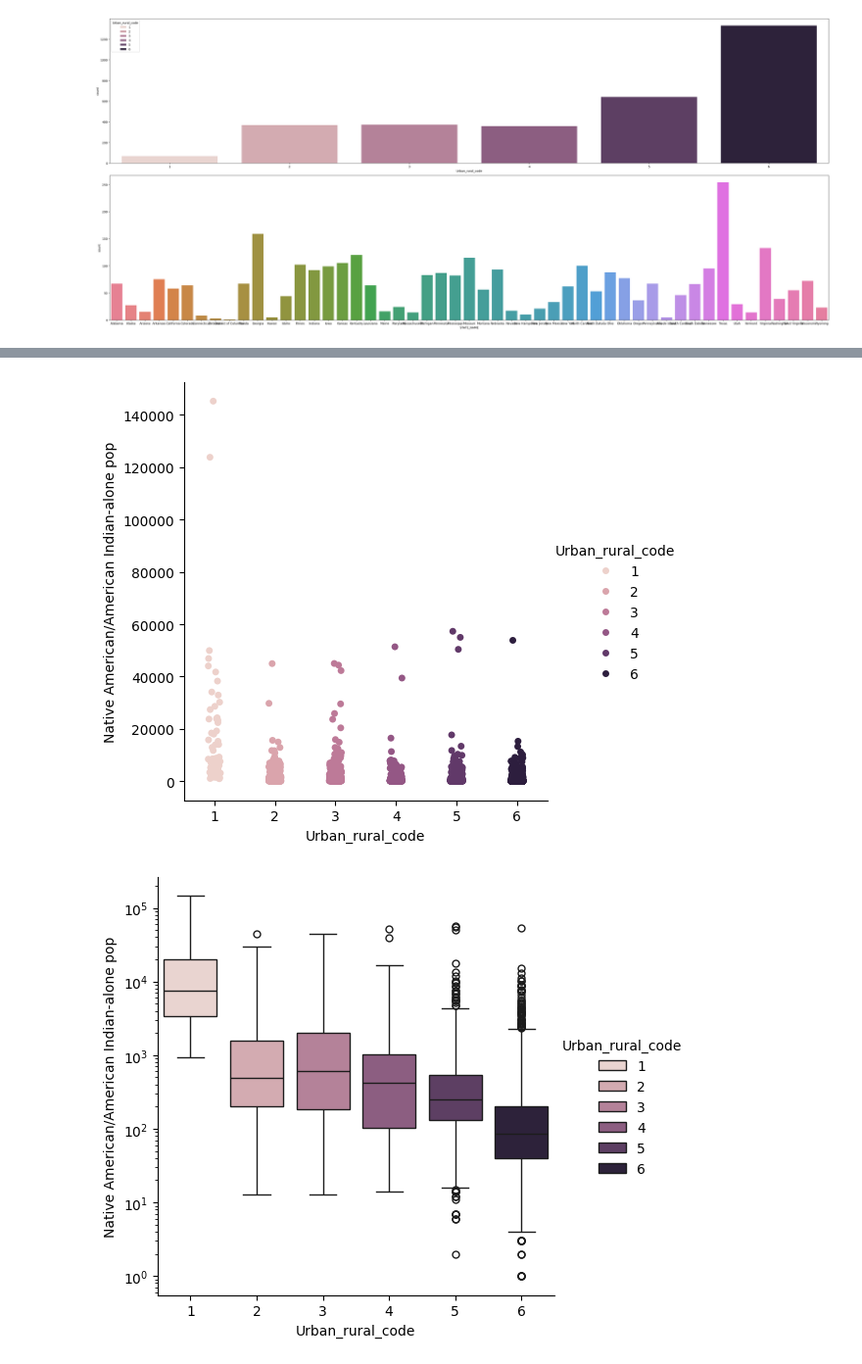
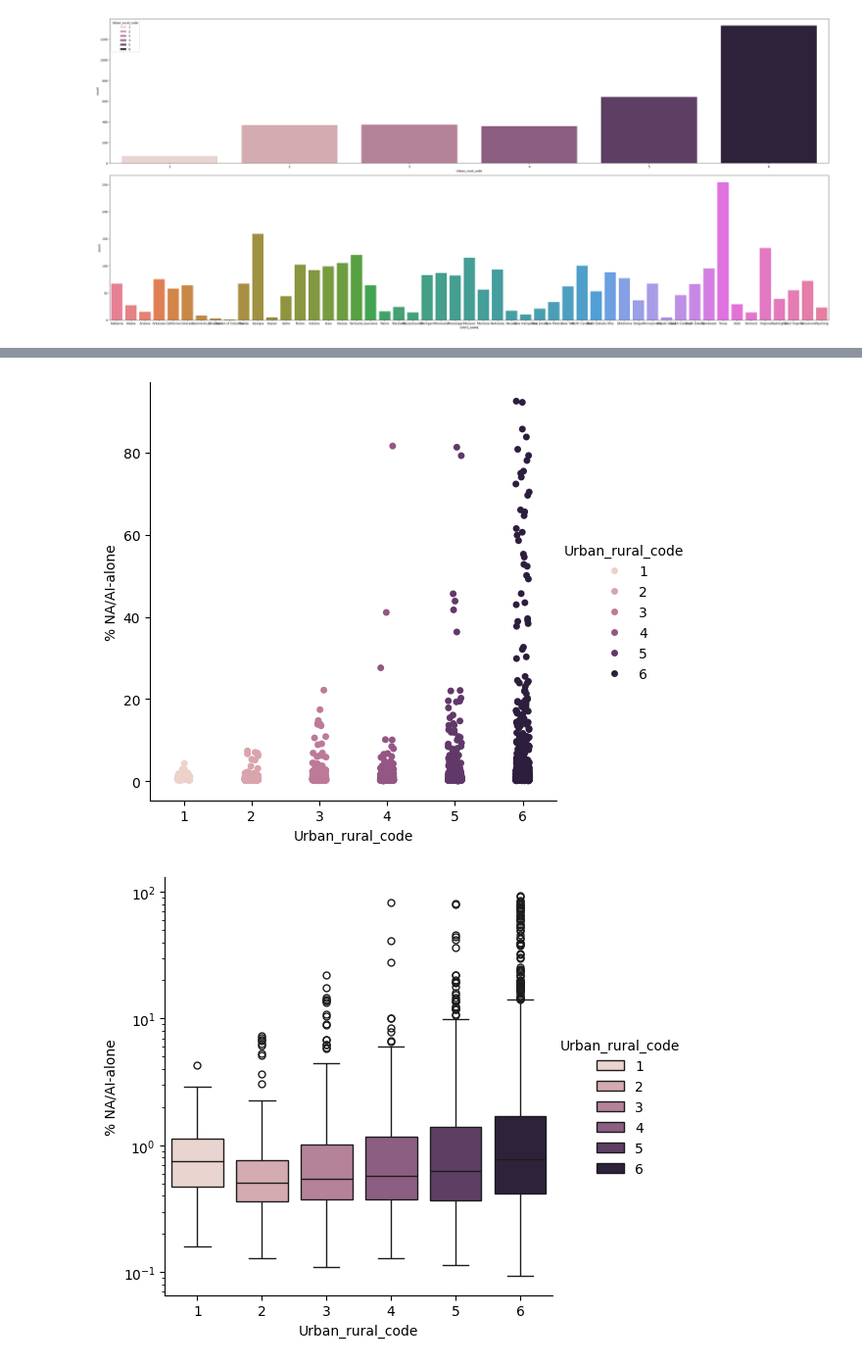
Before and after one commit to Dansah2/Dansah2_RegularizedLinearRegression_4GeeksProject, a Jupyter notebook: src/explore.ipynb, the cells around one changed output, grey strips where cells are left out. Shown at 98% size. Cells and saved outputs as stored; diff of their text form; code cells hidden in the pictures.

```diff
--- a/src/explore.ipynb
+++ b/src/explore.ipynb
@@ -284,4 +263,0 @@ raw_data
-# %%
-col_to_drop = ['% White-alone', '% Black-alone', '% NA/AI-alone', '% Asian-alone', '% Hawaiian/PI-alone', '% Two or more races']
-raw_data = raw_data.drop(columns=col_to_drop)
-raw_data
@@ -302,4 +263,0 @@ raw_data
-# %%
-col_to_drop = ['Percent of adults with less than a high school diploma 2014-18', 'Percent of adults with a high school diploma only 2014-18', "Percent of adults completing some college or associate's degree 2014-18", "Percent of adults with a bachelor's degree or higher 2014-18"]
-raw_data = raw_data.drop(columns=col_to_drop)
-raw_data
@@ -332,9 +276,9 @@ plt.show()
 # %% [output]
 [figure]
 # %%
-variables = ['anycondition_number', 'Obesity_number', 'Heart disease_number', 'COPD_number', 'diabetes_number', 'CKD_number']
+variables = ['anycondition_number']
 
 for variable in variables:
     sns.catplot(data=raw_data, x='Urban_rural_code', y=variable, hue='Urban_rural_code')
-    sns.catplot(data=raw_data, x='Urban_rural_code', y=variable, hue='Urban_rural_code', kind='box')
+    sns.catplot(data=raw_data, x='Urban_rural_code', y=variable, hue='Urban_rural_code', kind='box', log_scale=True)
 # %% [output]
@@ -355,5 +289,5 @@ variables = ['Median_Household_Income_2018', 'Employed_2018', 'Unemployed_2018']
 
 for variable in variables:
     sns.catplot(data=raw_data, y=variable, x='Urban_rural_code', hue='Urban_rural_code')
-    sns.catplot(data=raw_data, y=variable, x='Urban_rural_code', hue='Urban_rural_code', kind='box')
+    sns.catplot(data=raw_data, y=variable, x='Urban_rural_code', hue='Urban_rural_code', kind='box', log_scale=True)
 # %% [output]
@@ -376,6 +310,6 @@ for variable in variables:
 [figure]
 # %%
-variables = ['White-alone pop', 'Black-alone pop', 'Native American/American Indian-alone pop', 'Asian-alone pop', 'Hawaiian/Pacific Islander-alone pop']
+variables = ['% White-alone', '% Black-alone', '% NA/AI-alone', '% Asian-alone', '% Hawaiian/PI-alone', '% Two or more races']
 
 for variable in variables:
     sns.catplot(data=raw_data, y=variable, x='Urban_rural_code', hue='Urban_rural_code')
@@ -388,2 +322,2 @@ for variable in variables:
-[figure, old version]
+[figure, new version]
-[figure, old version]
+[figure, new version]
```
Also changed, not shown: parts of 44 cells of this notebook.
